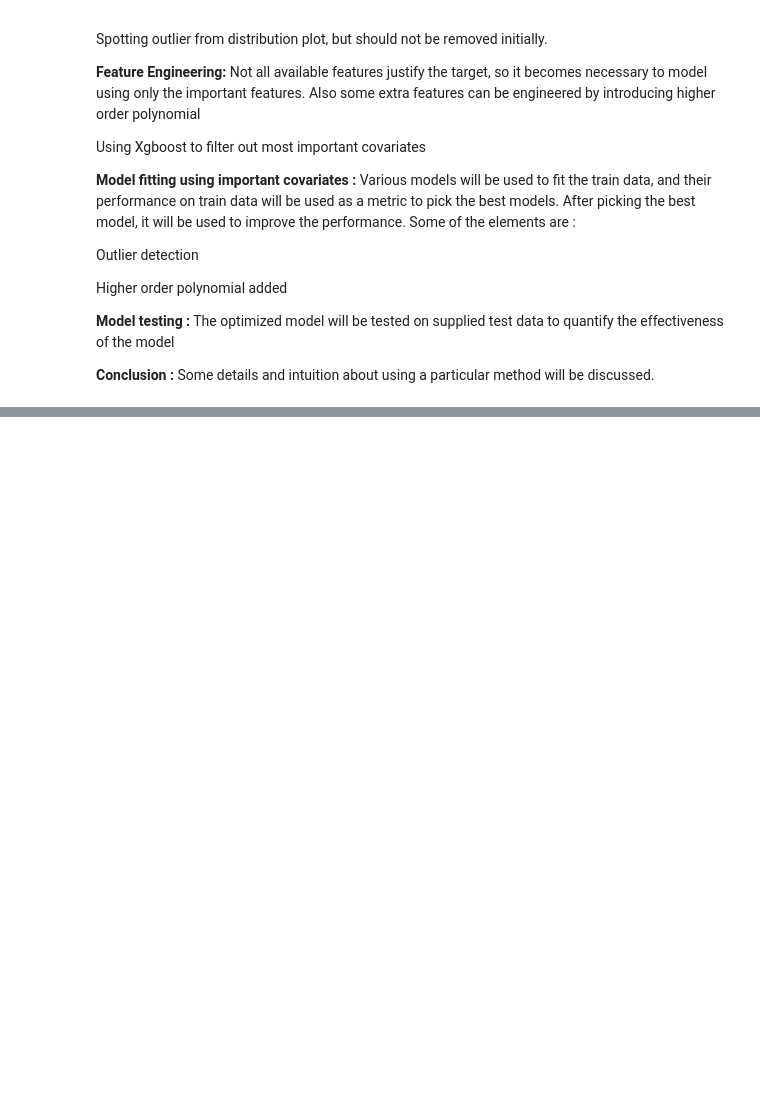
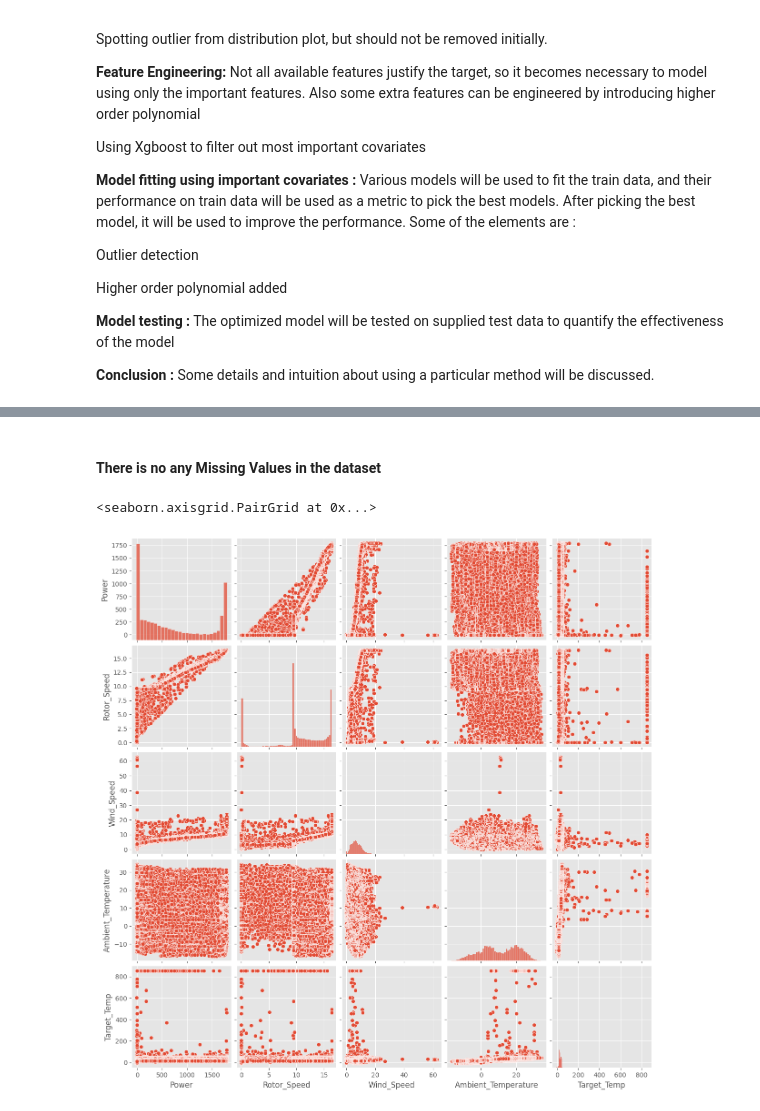
Before and after one commit to HChandeepa/AI-Driven_Proactive_Maintenance_for_Warehouse_Temperature_Monitoring, a Jupyter notebook: AI_Driven_Proactive_Maintenance_for_Warehouse_Temperature_Monitoring_Model.ipynb, the cells around one changed output, grey strips where cells are left out. Saved outputs shown, nothing was run; the diff lists cells and outputs as text; code cells hidden in the pictures; blank space fills up the shorter version.

```diff
--- a/AI_Driven_Proactive_Maintenance_for_Warehouse_Temperature_Monitoring_Model.ipynb
+++ b/AI_Driven_Proactive_Maintenance_for_Warehouse_Temperature_Monitoring_Model.ipynb
@@ -44,0 +52,2 @@ from sklearn.preprocessing import RobustScaler, StandardScaler, PowerTransformer
+# %%
+df = pd.read_csv('/content/drive/MyDrive/Colab Notebooks/Datasets/Warehouse Temperature/data.csv')
@@ -44,0 +63,5 @@ from sklearn.preprocessing import RobustScaler, StandardScaler, PowerTransformer
+# %%
+# Specify features and Target
+X_features = ['Power', 'Rotor_Speed', 'Wind_Speed','Ambient_Temperature']
+Y_target = ['Target_Temp']
+Time_var = ['TimeStamp']
@@ -44,0 +81,17 @@ from sklearn.preprocessing import RobustScaler, StandardScaler, PowerTransformer
+# %% [markdown]
+#### There is no any Missing Values in the dataset
+# %%
+def preprocess(data, var_time):
+    data['TimeStamp'] =  pd.to_datetime(data['TimeStamp'], format='%m/%d/%Y %H:%M')
+    year = pd.DatetimeIndex(data['TimeStamp']).year
+
+    train_data = data.loc[year == 2017]
+    test_data = data.loc[year == 2018]
+
+    return train_data, test_data
+# %%
+train_data, test_data = preprocess(df, Time_var)
+sns.pairplot(train_data[X_features + Y_target])
+# %% [output]
+<seaborn.axisgrid.PairGrid at 0x...>
+[figure, added]
```
Also changed, not shown: parts of 16 cells of this notebook.
